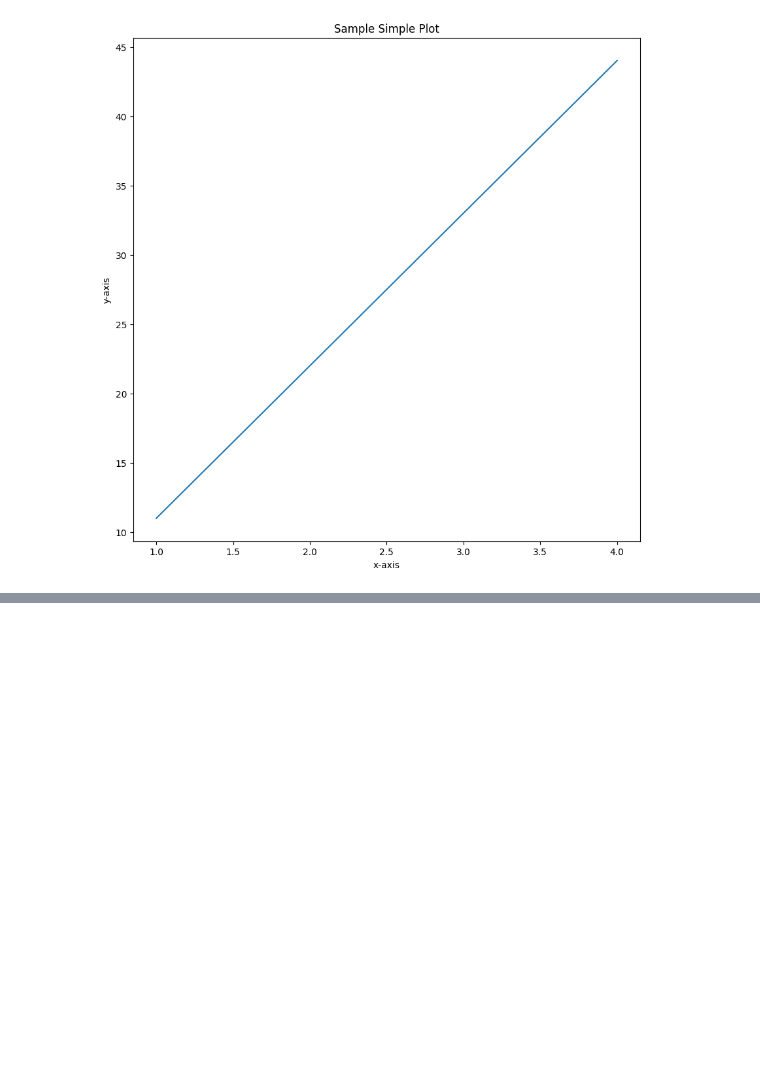
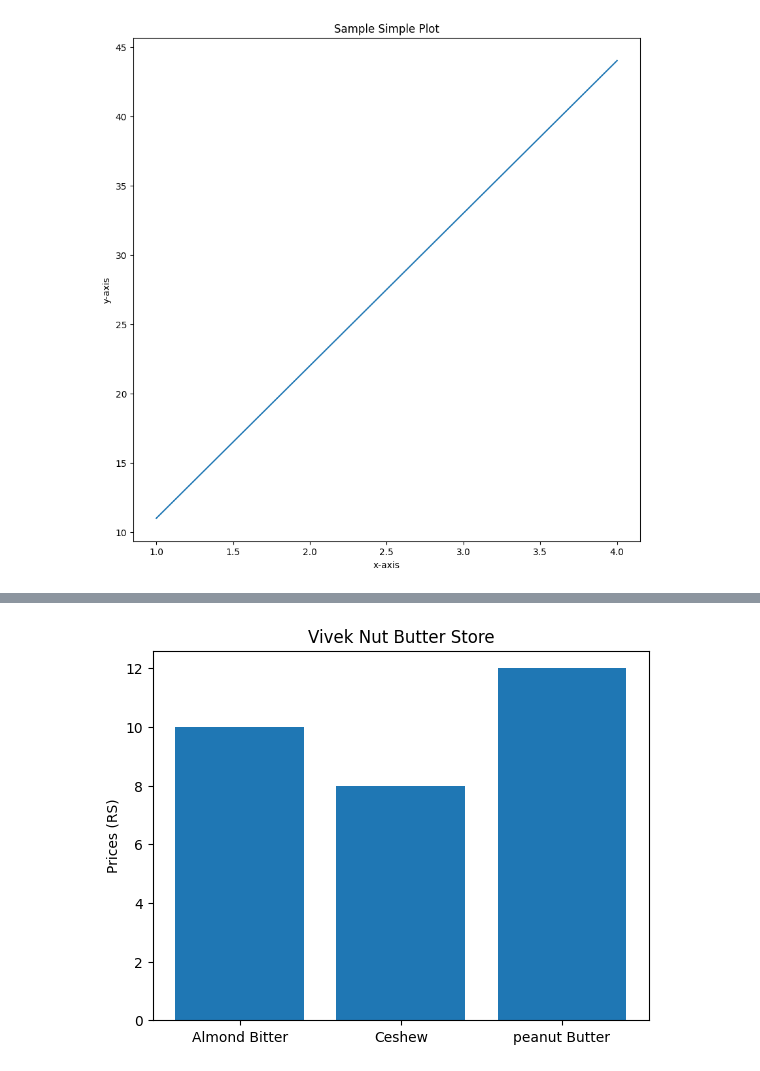
Before and after one commit to vivekkumar2909/Data-Science-and-Machine-Learning, a Jupyter notebook: introduction-to-matplotlib.ipynb, the cells around one changed output, grey strips where cells are left out. Drawn from its saved outputs; the diff is of its cells as text; code cells hidden in the pictures; blank space fills up the shorter version.

```diff
--- a/introduction-to-matplotlib.ipynb
+++ b/introduction-to-matplotlib.ipynb
@@ -103,0 +161,13 @@ fig.savefig("images/simple-plot.png")
+# %%
+# make some plot from dictionary
+nut_butter_prices = {
+    'Almond Bitter' : 10,
+    'Ceshew' : 8,
+    'peanut Butter' : 12
+}
+
+fig, ax = plt.subplots()
+ax.bar(nut_butter_prices.keys(), nut_butter_prices.values())
+ax.set(title='Vivek Nut Butter Store', ylabel='Prices (RS)');
+# %% [output]
+[figure, added]
```
Also changed, not shown: parts of 11 cells of this notebook.
